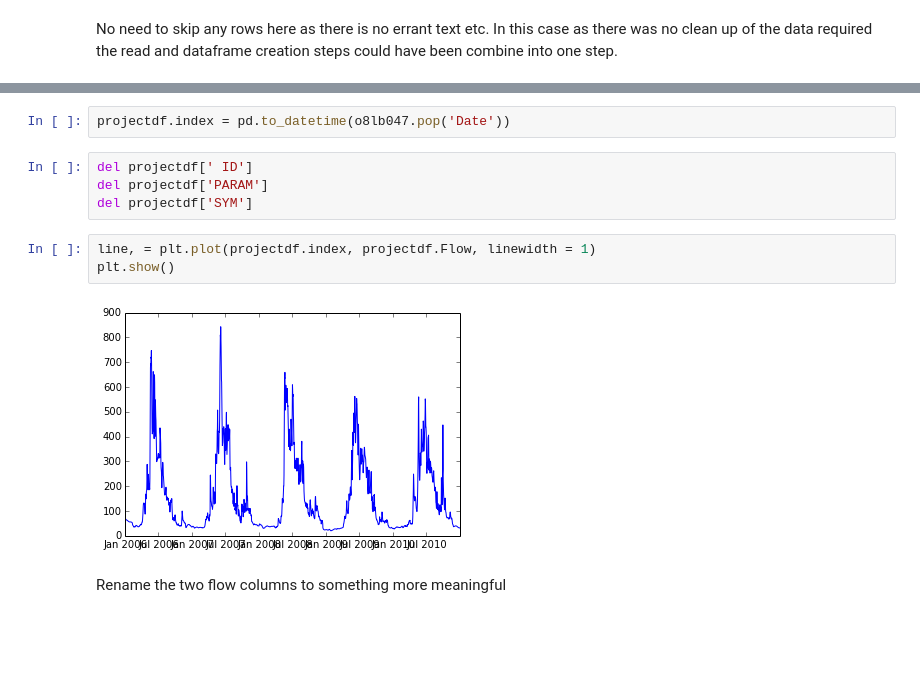
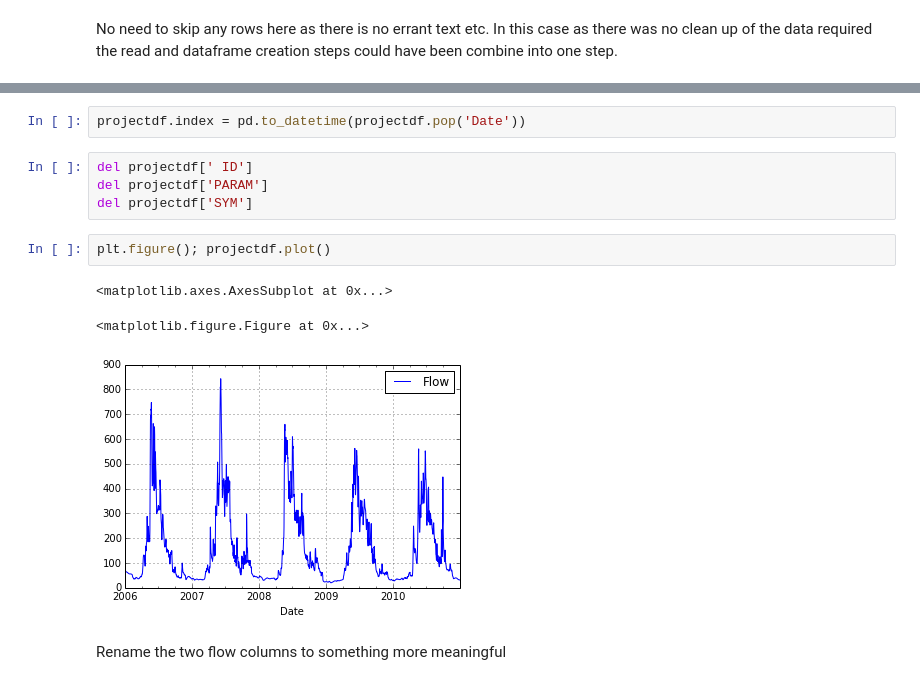
Before and after one commit to MarkSmithlxviii/HydrologicAnalysis, a Jupyter notebook: HydrologicAnalysisandFlowForecast.ipynb, the cells around one changed output, grey strips where cells are left out. Cells and saved outputs as stored; diff of their text form; blank space fills up the shorter version.

```diff
--- a/HydrologicAnalysisandFlowForecast.ipynb
+++ b/HydrologicAnalysisandFlowForecast.ipynb
@@ -126,16 +136,17 @@ projectdf.head()
 | 4 | 08LB047 | 1 | 2006/01/05 | 66 | B |
 5 rows × 5 columns
 # %%
-projectdf.index = pd.to_datetime(o8lb047.pop('Date'))
+projectdf.index = pd.to_datetime(projectdf.pop('Date'))
 # %%
 del projectdf[' ID']
 del projectdf['PARAM']
 del projectdf['SYM']
-# %%
-line, = plt.plot(projectdf.index, projectdf.Flow, linewidth = 1)
-plt.show()
-# %% [output]
-[figure, removed]
+# %%
+plt.figure(); projectdf.plot()
+# %% [output]
+<matplotlib.axes.AxesSubplot at 0x...>
+<matplotlib.figure.Figure at 0x...>
+[figure, added]
 # %% [markdown]
 Rename the two flow columns to something more meaningful
 # %%
```
Also changed, not shown: parts of 22 cells of this notebook.
